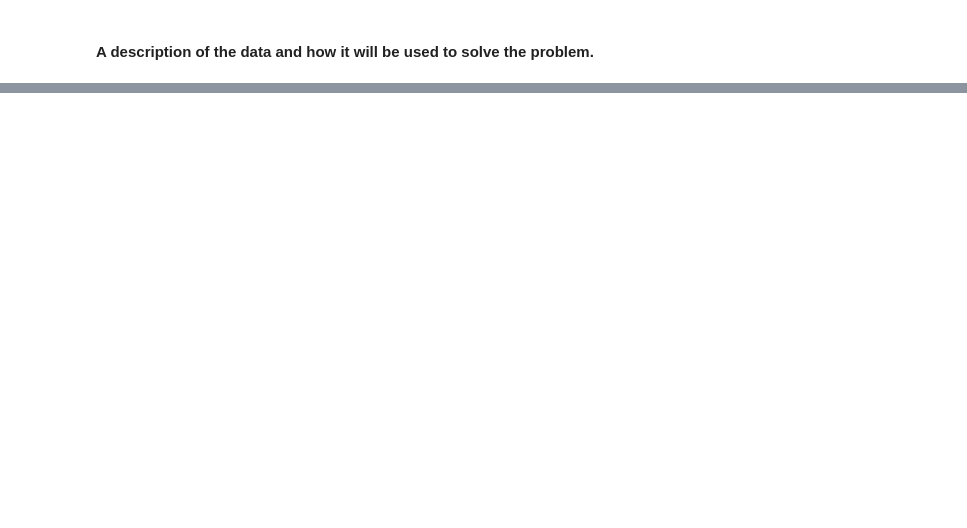
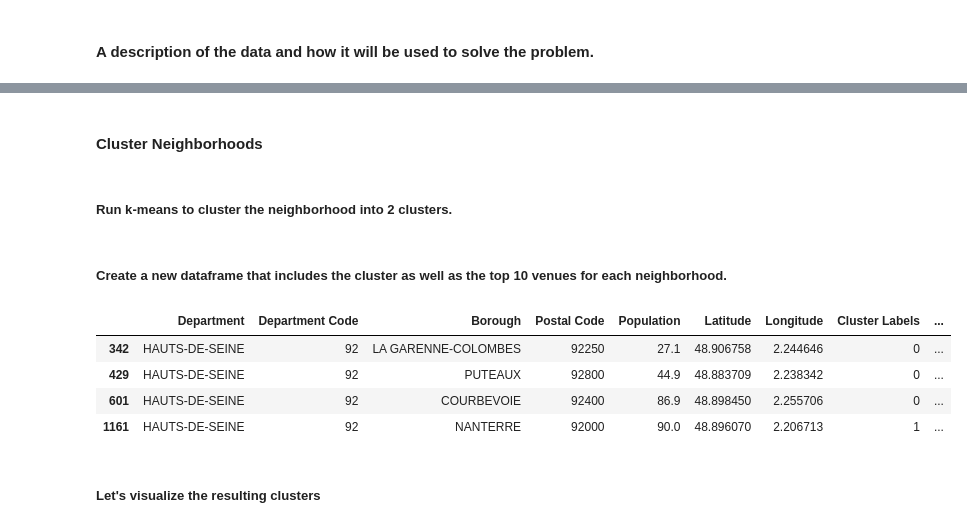
Before and after one commit to HyokyungTH/Coursera_capstone, a Jupyter notebook: Capstone Project - The Battle of Neighborhoods.ipynb, the cells around one changed output, grey strips where cells are left out. Cells and saved outputs as stored; diff of their text form; code cells hidden in the pictures; blank space fills up the shorter version.

```diff
--- a/Capstone Project - The Battle of Neighborhoods.ipynb
+++ b/Capstone Project - The Battle of Neighborhoods.ipynb
@@ -27,0 +562,3 @@ In addition to those tools, we'll analyze the average number of public transport
+# %%
+ladefense_grouped = ladefense_onehot.groupby('Neighborhood').mean().reset_index()
+ladefense_grouped
@@ -27,0 +618,22 @@ In addition to those tools, we'll analyze the average number of public transport
+# %%
+# create the new dataframe and display the top 10 venues for each neighborhood.
+# num_top_venues = 10
+
+indicators = ['st', 'nd', 'rd']
+
+# create columns according to number of top venues
+columns = ['Neighborhood']
+for ind in np.arange(num_top_venues):
+    try:
+        columns.append('{}{} Most Common Venue'.format(ind+1, indicators[ind]))
+    except:
+        columns.append('{}th Most Common Venue'.format(ind+1))
+
+# create a new dataframe
+neighborhoods_venues_sorted = pd.DataFrame(columns=columns)
+neighborhoods_venues_sorted['Neighborhood'] = ladefense_grouped['Neighborhood']
+
+for ind in np.arange(ladefense_grouped.shape[0]):
+    neighborhoods_venues_sorted.iloc[ind, 1:] = return_most_common_venues(ladefense_grouped.iloc[ind, :], num_top_venues)
+
+neighborhoods_venues_sorted.head()
@@ -27,0 +646,32 @@ In addition to those tools, we'll analyze the average number of public transport
+# %% [markdown]
+#### Cluster Neighborhoods
+# %% [markdown]
+##### Run k-means to cluster the neighborhood into 2 clusters.
+# %%
+# set number of clusters
+kclusters = 2
+
+ladefense_grouped_clustering = ladefense_grouped.drop('Neighborhood', 1)
+
+# run k-means clustering
+kmeans = KMeans(n_clusters=kclusters, random_state=0).fit(ladefense_grouped_clustering)
+# %% [markdown]
+##### Create a new dataframe that includes the cluster as well as the top 10 venues for each neighborhood.
+# %%
+# add clustering labels
+neighborhoods_venues_sorted.insert(0, 'Cluster Labels', kmeans.labels_)
+
+ladefense_merged = df_bors_near_ld
+
+# merge ladefense_grouped with ladefense_data to add latitude/longitude for each neighborhood
+ladefense_merged = ladefense_merged.join(neighborhoods_venues_sorted.set_index('Neighborhood'), on='Borough')
+
+ladefense_merged.head() # check the last columns!
+# %% [output]
+|  | Department | Department Code | Borough | Postal Code | Population | Latitude | Longitude | Cluster Labels | ... |
+| 342 | HAUTS-DE-SEINE | 92 | LA GARENNE-COLOMBES | 92250 | 27.1 | 48.906758 | 2.244646 | 0 | ... |
+| 429 | HAUTS-DE-SEINE | 92 | PUTEAUX | 92800 | 44.9 | 48.883709 | 2.238342 | 0 | ... |
+| 601 | HAUTS-DE-SEINE | 92 | COURBEVOIE | 92400 | 86.9 | 48.898450 | 2.255706 | 0 | ... |
+| 1161 | HAUTS-DE-SEINE | 92 | NANTERRE | 92000 | 90.0 | 48.896070 | 2.206713 | 1 | ... |
+# %% [markdown]
+##### Let's visualize the resulting clusters
```
Also changed, not shown: parts of 89 cells of this notebook.
